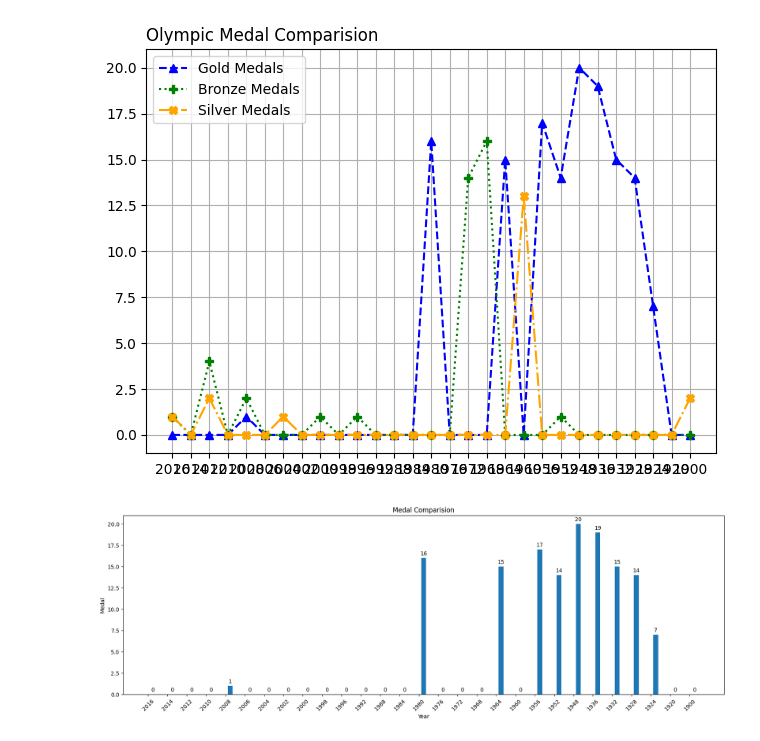
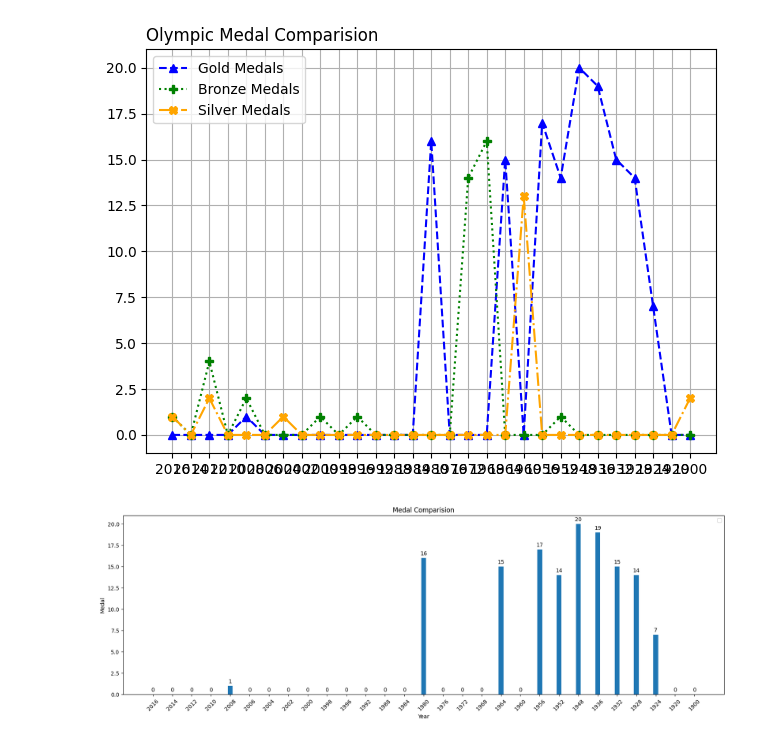
Before and after one commit to saptarshidas219/00-rahul, a Jupyter notebook: olympic.ipynb, the cells around one changed output. Drawn from its saved outputs; the diff is of its cells as text; code cells hidden in the pictures.

```diff
--- a/olympic.ipynb
+++ b/olympic.ipynb
@@ -101,15 +101,16 @@ import numpy as np
 # %%
 x = np.arange(len(df_indiaMedal['Year']))
 gold = df_indiaMedal['Gold']
 plt.figure(figsize=(20, 6))
 width = 0.25
-bars= plt.bar(x+width,gold,width = width)
+bars= plt.bar(x,gold,width = width)
 plt.bar_label(bars, padding=3)
 
 plt.xlabel('Year')
 plt.ylabel('Medal')
 plt.title('Medal Comparision')
 plt.xticks(x,df_indiaMedal['Year'],rotation=45)
+plt.legend()
 plt.show()
 # %% [output]
-[figure, old version]
+[figure, new version]
```
